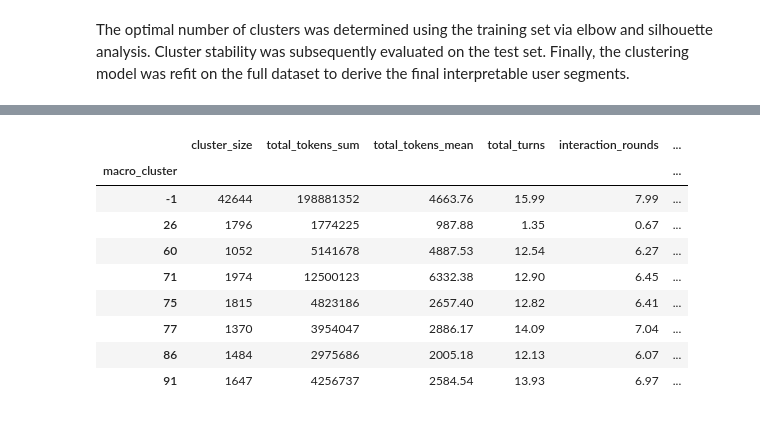
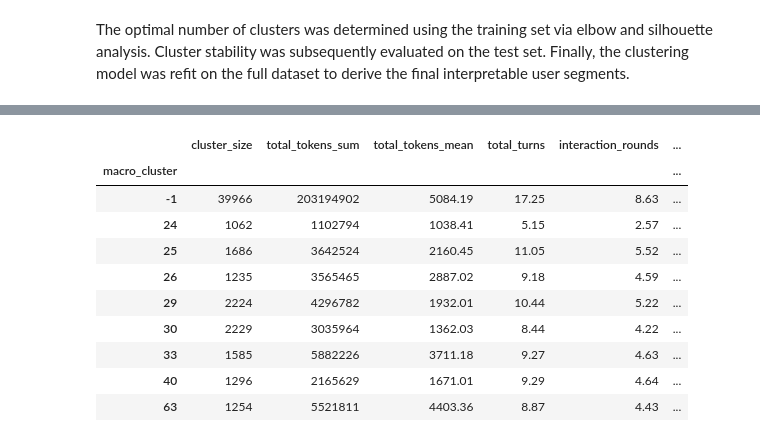
Before and after one commit to Thoericht/llm-sustainability-analysis, a Jupyter notebook: 02_notebooks/04_clustering_usage_patterns.ipynb, the cells around one changed output, grey strips where cells are left out. Drawn from its saved outputs; the diff is of its cells as text; code cells hidden in the pictures.

```diff
--- a/02_notebooks/04_clustering_usage_patterns.ipynb
+++ b/02_notebooks/04_clustering_usage_patterns.ipynb
@@ -88,5 +44 @@ dtype: object
-# %%
-df["task_type"] = df["task_type"].astype("category")
-df["prompt_style"] = df["prompt_style"].astype("category")
-df["topic_label"] = df["topic_label"].astype("category")
 # %%
@@ -423,30 +105,31 @@ dim_reducer = PCA(n_components=10)
 # %%
 clusterer = hdbscan.HDBSCAN(
-    min_cluster_size=50,      # wichtig: je nach dataset anpassen
-    min_samples=10,           # höher = mehr "noise"
+    min_cluster_size=50,
+    min_samples=10,
     metric="euclidean",
     cluster_selection_method="eom"
 )
 
+# pca
+pca = PCA(n_components=10)
 
 pipeline = Pipeline(steps=[
     ("preprocess", preprocess),
-    ("pca", dim_reducer),
+    ("pca", pca),
     ("cluster", clusterer)
 ])
 
 
+# fit and predict model
 labels = pipeline.fit_predict(df)
 
+# labels
 df["cluster"] = labels
 
 
+# results
 print(df["cluster"].value_counts())
-
 noise_ratio = (df["cluster"] == -1).mean()
 print("Noise ratio:", noise_ratio)
-
-cluster_probs = pipeline.named_steps["cluster"].probabilities_
-df["cluster_confidence"] = cluster_probs
 # %% [output]
 cluster
@@ -466,8 +149,6 @@ Noise ratio: 0.42036369045405525
 # %%
-cluster_sizes = df["cluster"].value_counts()
+large_clusters = df["cluster"].value_counts()
+large_clusters = large_clusters[large_clusters > 1000].index
 
-small_clusters = cluster_sizes[cluster_sizes < 200].index
-
-df["cluster_coarse"] = df["cluster"].apply(
-    lambda x: -1 if x in small_clusters else x
-)
+df["macro_cluster"] = df["cluster"].apply(
+    lambda x: x if x in large_clusters else -1)
@@ -494,7 +154,0 @@ Name: count, dtype: int64
-# %%
-large_clusters = df["cluster"].value_counts()
-large_clusters = large_clusters[large_clusters > 1000].index
-
-df["macro_cluster"] = df["cluster"].apply(
-    lambda x: x if x in large_clusters else -1
-)
@@ -514,34 +173,37 @@ Name: count, dtype: int64
 # %%
 macro_cluster_profile = (
     df.groupby("macro_cluster")
     .agg(
-        cluster_size=("user_cluster", "size"),
+        cluster_size=("macro_cluster", "size"),
         total_tokens_sum=("total_tokens", "sum"),
         total_tokens_mean=("total_tokens", "mean"),
         total_turns=("total_turns", "mean"),
         interaction_rounds=("interaction_rounds", "mean"),
         question_count=("question_count", "mean"),
         orthographic_error_rate=("orthographic_error_rate", "mean"),
-        quality_score=("quality", "mean"),
         has_role_instruction=("has_role_instruction", "mean"),
         has_format_instruction=("has_format_instruction", "mean"),
-        has_long_context=("long_context_prompt", "mean")
+        has_long_context=("long_context_prompt", "mean"),
+        target_depth_mean=("target_depth", "mean"),
+        target_cost_mean=("target_cost", "mean"),
+        has_question=("has_question", "mean")
     )
     .round(2)
 )
 
 macro_cluster_profile
 # %% [output]
 |  | cluster_size | total_tokens_sum | total_tokens_mean | total_turns | interaction_rounds | ... |
 | macro_cluster |  |  |  |  |  | ... |
-| -1 | 42644 | 198881352 | 4663.76 | 15.99 | 7.99 | ... |
-| 26 | 1796 | 1774225 | 987.88 | 1.35 | 0.67 | ... |
-| 60 | 1052 | 5141678 | 4887.53 | 12.54 | 6.27 | ... |
-| 71 | 1974 | 12500123 | 6332.38 | 12.90 | 6.45 | ... |
-| 75 | 1815 | 4823186 | 2657.40 | 12.82 | 6.41 | ... |
-| 77 | 1370 | 3954047 | 2886.17 | 14.09 | 7.04 | ... |
-| 86 | 1484 | 2975686 | 2005.18 | 12.13 | 6.07 | ... |
-| 91 | 1647 | 4256737 | 2584.54 | 13.93 | 6.97 | ... |
+| -1 | 39966 | 203194902 | 5084.19 | 17.25 | 8.63 | ... |
+| 24 | 1062 | 1102794 | 1038.41 | 5.15 | 2.57 | ... |
+| 25 | 1686 | 3642524 | 2160.45 | 11.05 | 5.52 | ... |
+| 26 | 1235 | 3565465 | 2887.02 | 9.18 | 4.59 | ... |
+| 29 | 2224 | 4296782 | 1932.01 | 10.44 | 5.22 | ... |
+| 30 | 2229 | 3035964 | 1362.03 | 8.44 | 4.22 | ... |
+| 33 | 1585 | 5882226 | 3711.18 | 9.27 | 4.63 | ... |
+| 40 | 1296 | 2165629 | 1671.01 | 9.29 | 4.64 | ... |
+| 63 | 1254 | 5521811 | 4403.36 | 8.87 | 4.43 | ... |
 # %%
 pd.crosstab(
     df["macro_cluster"],
```
Also changed, not shown: parts of 39 cells of this notebook, 7 other files.
